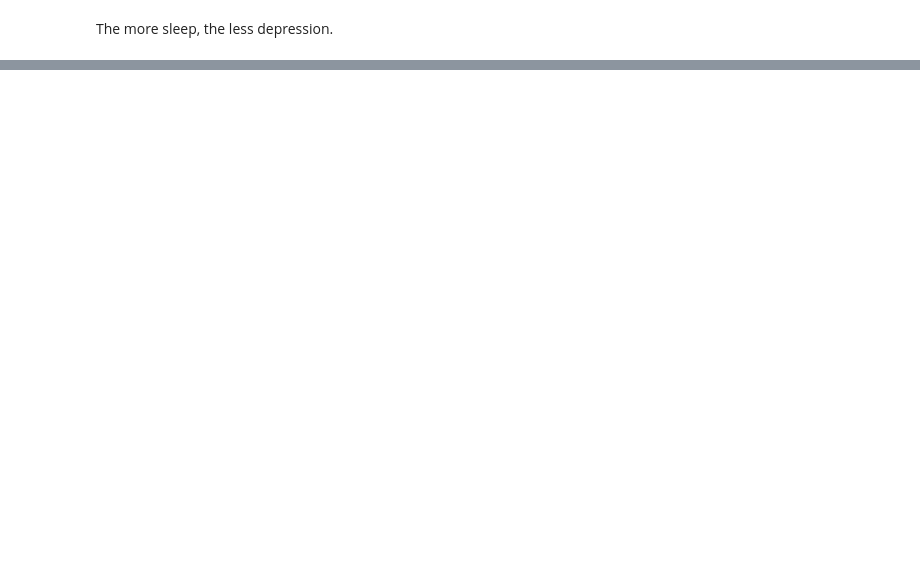
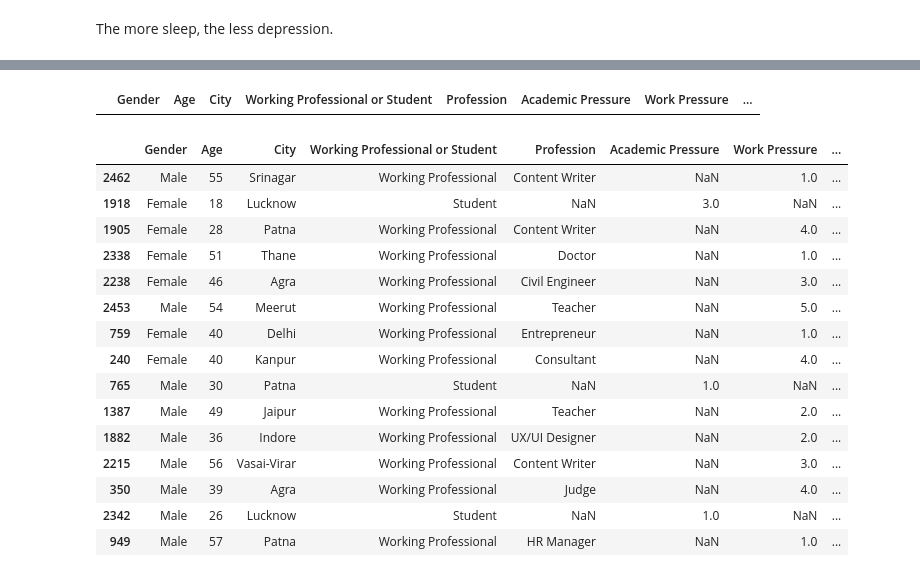
Before and after one commit to LozinskiMatthew/Depression-Predicting-Model, a Jupyter notebook: DepressionKaggleNovember.ipynb, the cells around one changed output, grey strips where cells are left out. Cells and saved outputs as stored; diff of their text form; code cells hidden in the pictures; blank space fills up the shorter version.

```diff
--- a/DepressionKaggleNovember.ipynb
+++ b/DepressionKaggleNovember.ipynb
@@ -209,2 +346,6 @@ pd.crosstab(data_in_work['Depression'], data_in_work['sd_prepared'])
 # %% [markdown]
 The more sleep, the less depression.
+# %%
+train_data.drop(columns=['CGPA', 'Sleep Duration'], axis = 1, inplace = True)
+temp_data.drop(columns=['CGPA'], axis = 1, inplace = True)
+final_dataset.drop(columns=['CGPA'], axis = 1, inplace = True)
@@ -210,0 +494,12 @@ The more sleep, the less depression.
+# %%
+def categorize_by_name(name):
+  first_letter = name[0]
+  if 'A' <= first_letter <= 'M':
+    return 'A-M'
+  else:
+    return 'N-Z'
+
+train_data['Names_grouped'] = train_data['Name'].apply(categorize_by_name)
+train_data['Names_grouped'].value_counts()
+# data['Names_grouped']
+print(train_data['Names_grouped'].value_counts())
@@ -210,0 +511,4 @@ The more sleep, the less depression.
+# %%
+train_data = train_data.copy()
+train_data.drop(columns=['Name', 'Names_grouped'], axis = 1, inplace = True)
+train_data.head()
@@ -210,0 +603,24 @@ The more sleep, the less depression.
+# %%
+train_data[train_data.notna().all(axis=1)].head(15)
+# They contradict (in a possitive way)
+# %% [output]
+|  | Gender | Age | City | Working Professional or Student | Profession | Academic Pressure | Work Pressure | ... |
+# %%
+train_data.head(15)
+# %% [output]
+|  | Gender | Age | City | Working Professional or Student | Profession | Academic Pressure | Work Pressure | ... |
+| 2462 | Male | 55 | Srinagar | Working Professional | Content Writer | NaN | 1.0 | ... |
+| 1918 | Female | 18 | Lucknow | Student | NaN | 3.0 | NaN | ... |
+| 1905 | Female | 28 | Patna | Working Professional | Content Writer | NaN | 4.0 | ... |
+| 2338 | Female | 51 | Thane | Working Professional | Doctor | NaN | 1.0 | ... |
+| 2238 | Female | 46 | Agra | Working Professional | Civil Engineer | NaN | 3.0 | ... |
+| 2453 | Male | 54 | Meerut | Working Professional | Teacher | NaN | 5.0 | ... |
+| 759 | Female | 40 | Delhi | Working Professional | Entrepreneur | NaN | 1.0 | ... |
+| 240 | Female | 40 | Kanpur | Working Professional | Consultant | NaN | 4.0 | ... |
+| 765 | Male | 30 | Patna | Student | NaN | 1.0 | NaN | ... |
+| 1387 | Male | 49 | Jaipur | Working Professional | Teacher | NaN | 2.0 | ... |
+| 1882 | Male | 36 | Indore | Working Professional | UX/UI Designer | NaN | 2.0 | ... |
+| 2215 | Male | 56 | Vasai-Virar | Working Professional | Content Writer | NaN | 3.0 | ... |
+| 350 | Male | 39 | Agra | Working Professional | Judge | NaN | 4.0 | ... |
+| 2342 | Male | 26 | Lucknow | Student | NaN | 1.0 | NaN | ... |
+| 949 | Male | 57 | Patna | Working Professional | HR Manager | NaN | 1.0 | ... |
```
Also changed, not shown: parts of 139 cells of this notebook.
